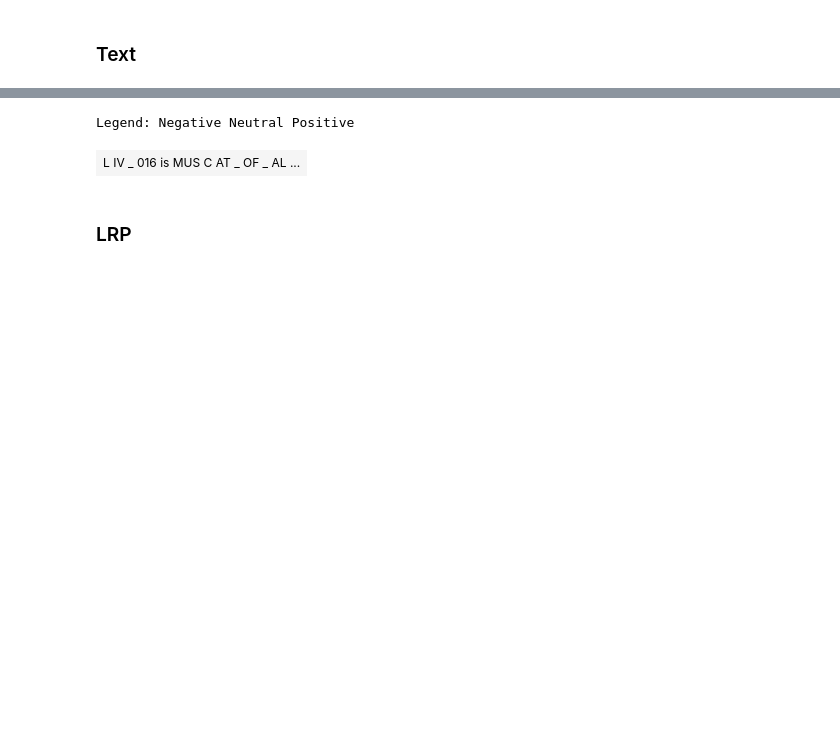
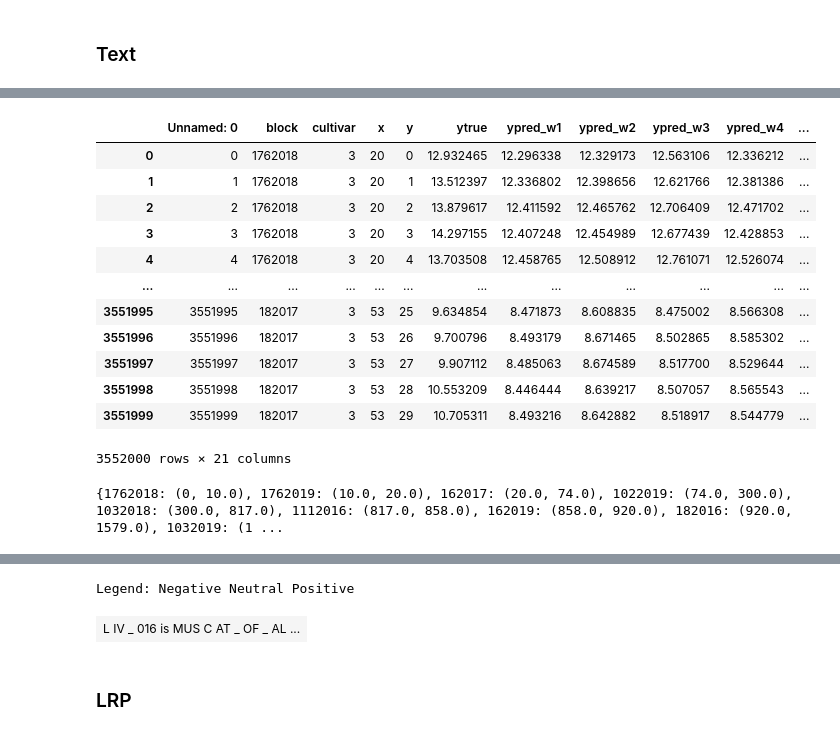
Before and after one commit to plant-ai-biophysics-lab/CMAViT, a Jupyter notebook: inference/XAI.ipynb, the cells around one changed output, grey strips where cells are left out. Saved outputs shown, nothing was run; the diff lists cells and outputs as text; code cells hidden in the pictures; blank space fills up the shorter version.

```diff
--- a/inference/XAI.ipynb
+++ b/inference/XAI.ipynb
@@ -128,3 +464,34 @@ class TextAttenVis(nn.Module):
         html = HTML("".join(dom))
         display(html)
         return html
+# %%
+import pandas as pd
+exp_df = pd.read_csv('/data2/hkaman/Projects/ViT/EXPs/July/EXP_00_all_lr0001_wd01_dr30_768_8_6_64_yz/00_all_lr0001_wd01_dr30_768_8_6_64_yz_train.csv')
+exp_df
+# %% [output]
+|  | Unnamed: 0 | block | cultivar | x | y | ytrue | ypred_w1 | ypred_w2 | ypred_w3 | ypred_w4 | ... |
+| 0 | 0 | 1762018 | 3 | 20 | 0 | 12.932465 | 12.296338 | 12.329173 | 12.563106 | 12.336212 | ... |
+| 1 | 1 | 1762018 | 3 | 20 | 1 | 13.512397 | 12.336802 | 12.398656 | 12.621766 | 12.381386 | ... |
+| 2 | 2 | 1762018 | 3 | 20 | 2 | 13.879617 | 12.411592 | 12.465762 | 12.706409 | 12.471702 | ... |
+| 3 | 3 | 1762018 | 3 | 20 | 3 | 14.297155 | 12.407248 | 12.454989 | 12.677439 | 12.428853 | ... |
+| 4 | 4 | 1762018 | 3 | 20 | 4 | 13.703508 | 12.458765 | 12.508912 | 12.761071 | 12.526074 | ... |
+| ... | ... | ... | ... | ... | ... | ... | ... | ... | ... | ... | ... |
+| 3551995 | 3551995 | 182017 | 3 | 53 | 25 | 9.634854 | 8.471873 | 8.608835 | 8.475002 | 8.566308 | ... |
+| 3551996 | 3551996 | 182017 | 3 | 53 | 26 | 9.700796 | 8.493179 | 8.671465 | 8.502865 | 8.585302 | ... |
+| 3551997 | 3551997 | 182017 | 3 | 53 | 27 | 9.907112 | 8.485063 | 8.674589 | 8.517700 | 8.529644 | ... |
+| 3551998 | 3551998 | 182017 | 3 | 53 | 28 | 10.553209 | 8.446444 | 8.639217 | 8.507057 | 8.565543 | ... |
+| 3551999 | 3551999 | 182017 | 3 | 53 | 29 | 10.705311 | 8.493216 | 8.642882 | 8.518917 | 8.544779 | ... |
+3552000 rows × 21 columns
+# %%
+unique_blocks = pd.unique(exp_df['block'])
+block_sizes = {}
+
+lower_ = 0
+for idx, block in enumerate(unique_blocks):
+    size = len(exp_df[exp_df['block'] == block]) / 256
+    block_sizes[block] = (lower_, size + lower_)
+    lower_ += size
+
+print(block_sizes)
+# %% [output]
+{1762018: (0, 10.0), 1762019: (10.0, 20.0), 162017: (20.0, 74.0), 1022019: (74.0, 300.0), 1032018: (300.0, 817.0), 1112016: (817.0, 858.0), 162019: (858.0, 920.0), 182016: (920.0, 1579.0), 1032019: (1 ...
```
Also changed, not shown: parts of 13 cells of this notebook, 12 other files.
